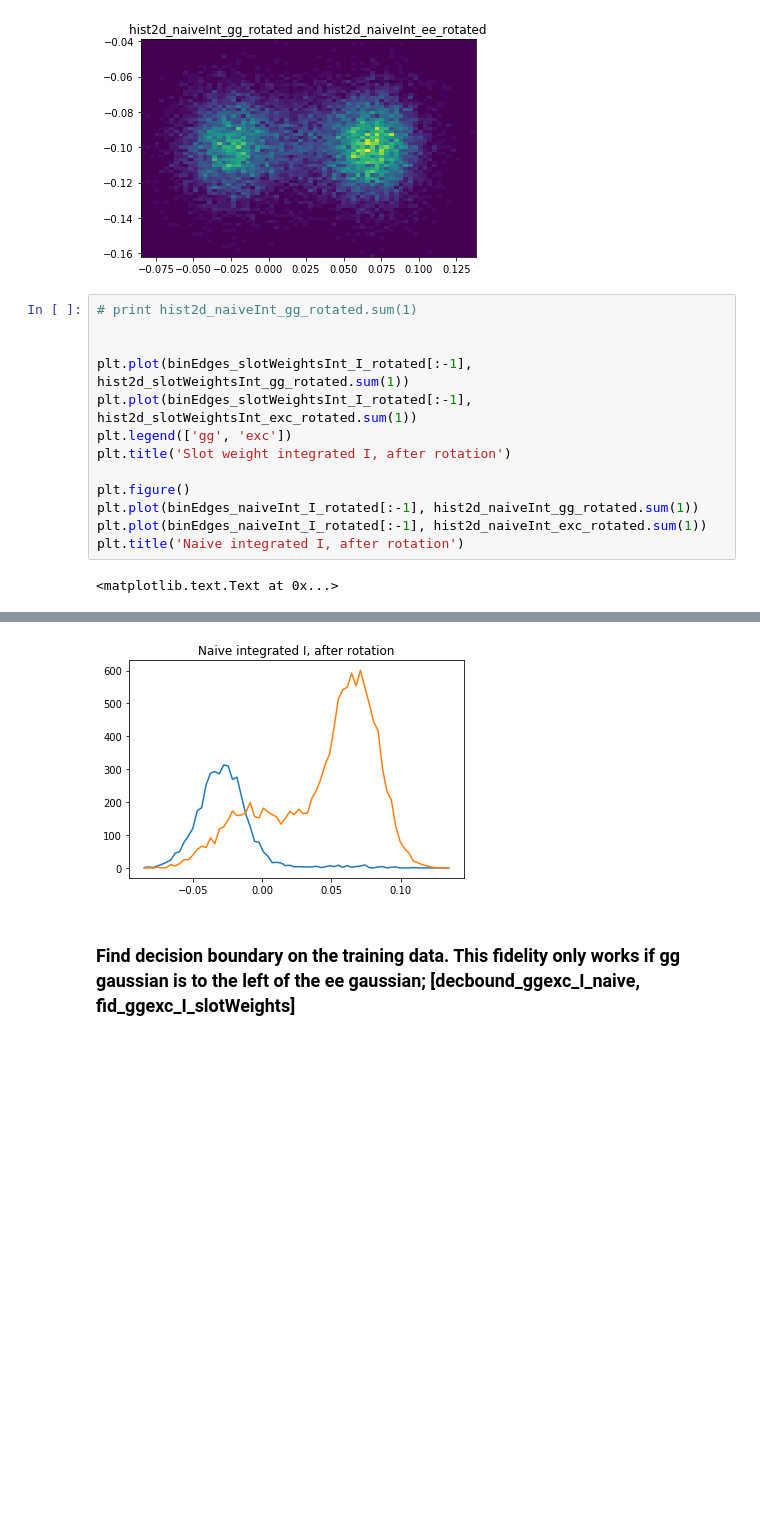
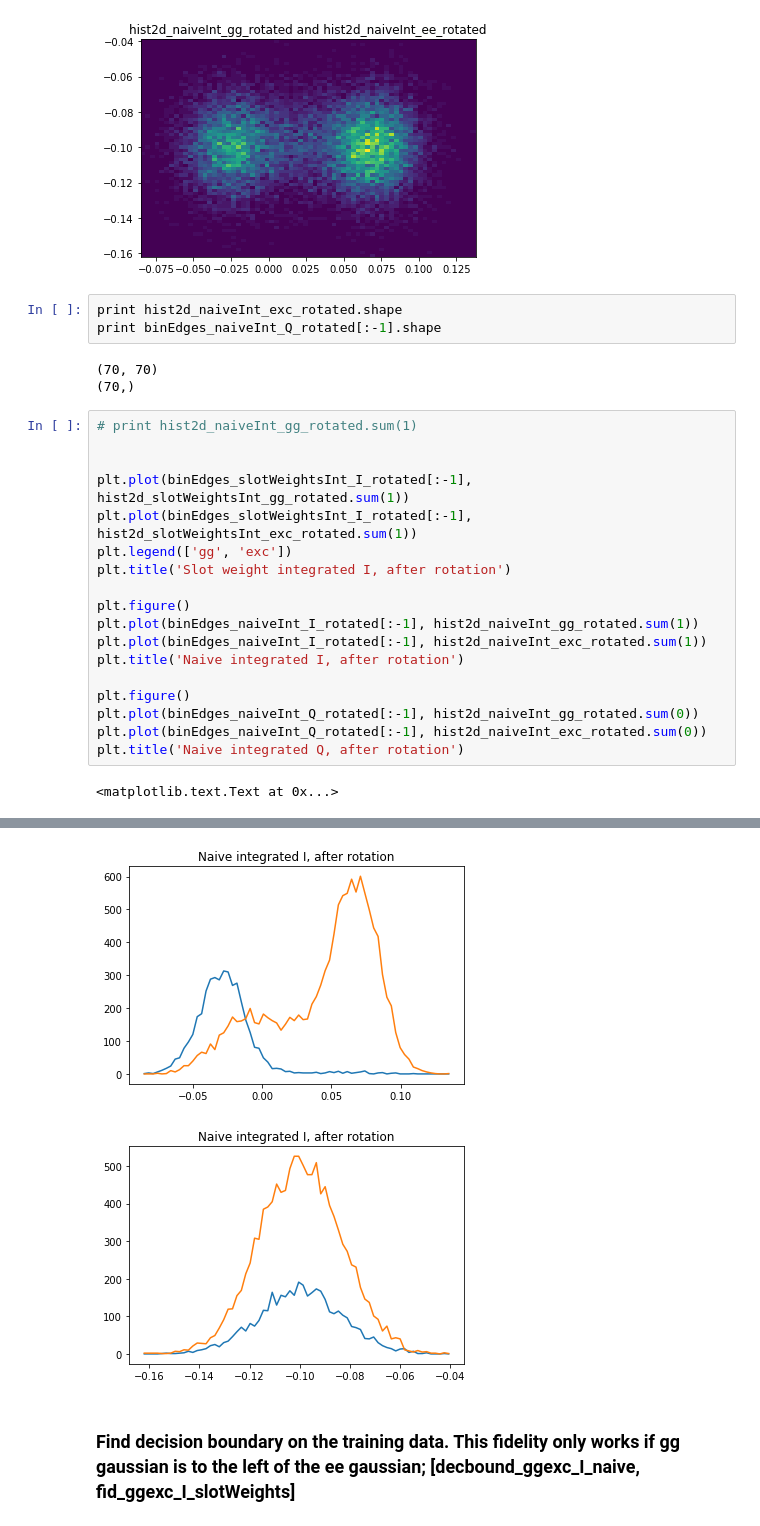
Before and after one commit to dennischenfeng/qnl_qmtrajproj, a Jupyter notebook: basic_methods.ipynb, the cells around one changed output, grey strips where cells are left out. Saved outputs shown, nothing was run; the diff lists cells and outputs as text; blank space fills up the shorter version.

```diff
--- a/basic_methods.ipynb
+++ b/basic_methods.ipynb
@@ -296,23 +321,35 @@ plt.title('hist2d_naiveInt_gg_rotated and hist2d_naiveInt_ee_rotated')
 <matplotlib.text.Text at 0x...>
 [figure]
 [figure]
+# %%
+print hist2d_naiveInt_exc_rotated.shape
+print binEdges_naiveInt_Q_rotated[:-1].shape
+# %% [output]
+(70, 70)
+(70,)
 # %%
 # print hist2d_naiveInt_gg_rotated.sum(1)
 
 
 plt.plot(binEdges_slotWeightsInt_I_rotated[:-1], hist2d_slotWeightsInt_gg_rotated.sum(1))
 plt.plot(binEdges_slotWeightsInt_I_rotated[:-1], hist2d_slotWeightsInt_exc_rotated.sum(1))
 plt.legend(['gg', 'exc'])
 plt.title('Slot weight integrated I, after rotation')
 
 plt.figure()
 plt.plot(binEdges_naiveInt_I_rotated[:-1], hist2d_naiveInt_gg_rotated.sum(1))
 plt.plot(binEdges_naiveInt_I_rotated[:-1], hist2d_naiveInt_exc_rotated.sum(1))
 plt.title('Naive integrated I, after rotation')
+
+plt.figure()
+plt.plot(binEdges_naiveInt_Q_rotated[:-1], hist2d_naiveInt_gg_rotated.sum(0))
+plt.plot(binEdges_naiveInt_Q_rotated[:-1], hist2d_naiveInt_exc_rotated.sum(0))
+plt.title('Naive integrated Q, after rotation')
 # %% [output]
 <matplotlib.text.Text at 0x...>
 [figure]
 [figure]
+[figure, added]
 # %% [markdown]
 ### Find decision boundary on the training data. This fidelity only works if gg gaussian is to the left of the ee gaussian; [decbound_ggexc_I_naive, fid_ggexc_I_slotWeights]
 # %%
```
Also changed, not shown: parts of 7 cells of this notebook, 1 other file.
